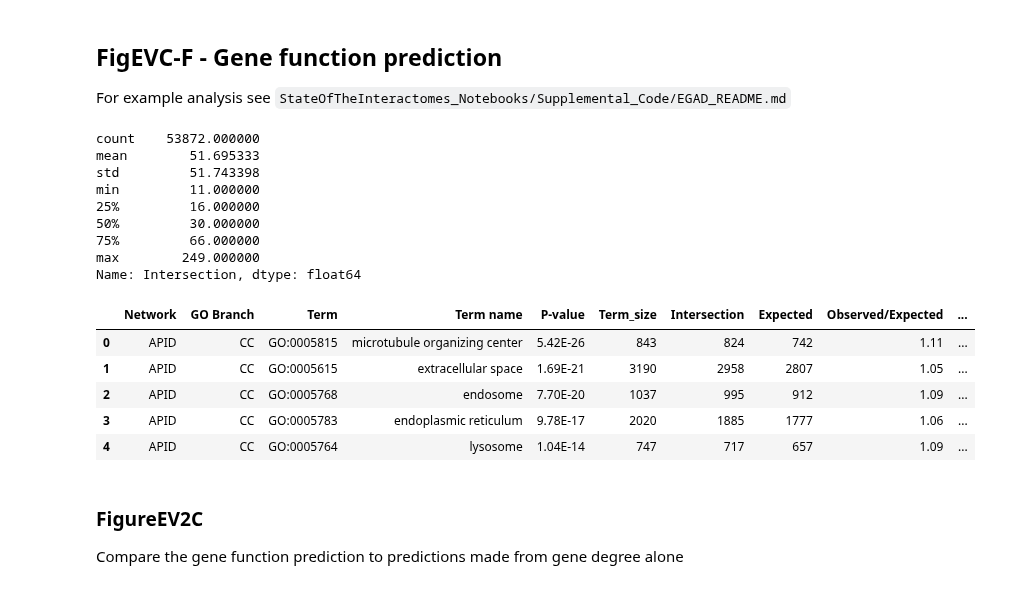
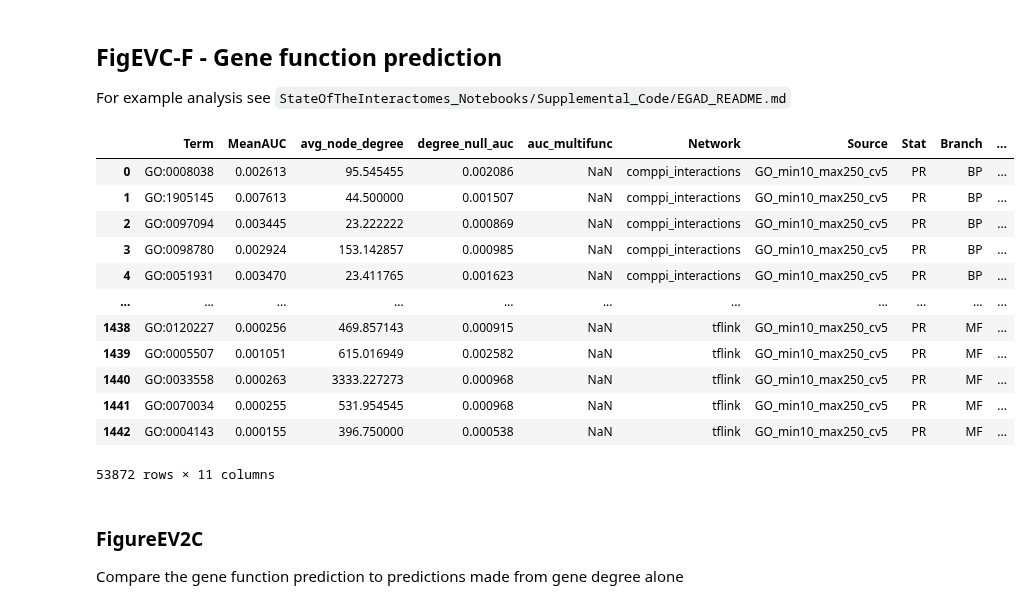
Before and after one commit to sarah-n-wright/Network_Evaluation_Tools, a Jupyter notebook: StateOfTheInteractomes_Notebooks/2_GO_analysis.ipynb, the cells around one changed output. Cells and saved outputs as stored; diff of their text form; code cells hidden in the pictures.

```diff
--- a/StateOfTheInteractomes_Notebooks/2_GO_analysis.ipynb
+++ b/StateOfTheInteractomes_Notebooks/2_GO_analysis.ipynb
@@ -611,26 +614,21 @@ For example analysis see `StateOfTheInteractomes_Notebooks/Supplemental_Code/EGA
 ## Load the gene function prediction results
 func_data = pd.read_csv(os.path.join(gitdir, 'StateOfTheInteractomes_Notebooks/Data/FigEV2C_F_gene_function_prediction_results.tsv'), sep='\t', index_col=0)
 # %%
-func_data.Intersection.describe()
+func_data
 # %% [output]
+|  | Term | MeanAUC | avg_node_degree | degree_null_auc | auc_multifunc | Network | Source | Stat | Branch | ... |
+| 0 | GO:0008038 | 0.002613 | 95.545455 | 0.002086 | NaN | comppi_interactions | GO_min10_max250_cv5 | PR | BP | ... |
+| 1 | GO:1905145 | 0.007613 | 44.500000 | 0.001507 | NaN | comppi_interactions | GO_min10_max250_cv5 | PR | BP | ... |
+| 2 | GO:0097094 | 0.003445 | 23.222222 | 0.000869 | NaN | comppi_interactions | GO_min10_max250_cv5 | PR | BP | ... |
+| 3 | GO:0098780 | 0.002924 | 153.142857 | 0.000985 | NaN | comppi_interactions | GO_min10_max250_cv5 | PR | BP | ... |
+| 4 | GO:0051931 | 0.003470 | 23.411765 | 0.001623 | NaN | comppi_interactions | GO_min10_max250_cv5 | PR | BP | ... |
+| ... | ... | ... | ... | ... | ... | ... | ... | ... | ... | ... |
+| 1438 | GO:0120227 | 0.000256 | 469.857143 | 0.000915 | NaN | tflink | GO_min10_max250_cv5 | PR | MF | ... |
+| 1439 | GO:0005507 | 0.001051 | 615.016949 | 0.002582 | NaN | tflink | GO_min10_max250_cv5 | PR | MF | ... |
+| 1440 | GO:0033558 | 0.000263 | 3333.227273 | 0.000968 | NaN | tflink | GO_min10_max250_cv5 | PR | MF | ... |
+| 1441 | GO:0070034 | 0.000255 | 531.954545 | 0.000968 | NaN | tflink | GO_min10_max250_cv5 | PR | MF | ... |
+| 1442 | GO:0004143 | 0.000155 | 396.750000 | 0.000538 | NaN | tflink | GO_min10_max250_cv5 | PR | MF | ... |
-count    53872.000000
-mean        51.695333
-std         51.743398
-min         11.000000
-25%         16.000000
-50%         30.000000
-75%         66.000000
-max        249.000000
-Name: Intersection, dtype: float64
+53872 rows × 11 columns
-# %%
-data_ev1.head()
-# %% [output]
-|  | Network | GO Branch | Term | Term name | P-value | Term_size | Intersection | Expected | Observed/Expected | ... |
-| 0 | APID | CC | GO:0005815 | microtubule organizing center | 5.42E-26 | 843 | 824 | 742 | 1.11 | ... |
-| 1 | APID | CC | GO:0005615 | extracellular space | 1.69E-21 | 3190 | 2958 | 2807 | 1.05 | ... |
-| 2 | APID | CC | GO:0005768 | endosome | 7.70E-20 | 1037 | 995 | 912 | 1.09 | ... |
-| 3 | APID | CC | GO:0005783 | endoplasmic reticulum | 9.78E-17 | 2020 | 1885 | 1777 | 1.06 | ... |
-| 4 | APID | CC | GO:0005764 | lysosome | 1.04E-14 | 747 | 717 | 657 | 1.09 | ... |
 # %%
 func_data = data_ev1[data_ev1['Avg AUPRC'] != '-'].copy()
 # %%
```
Also changed, not shown: parts of 13 cells of this notebook, 13 other files.
